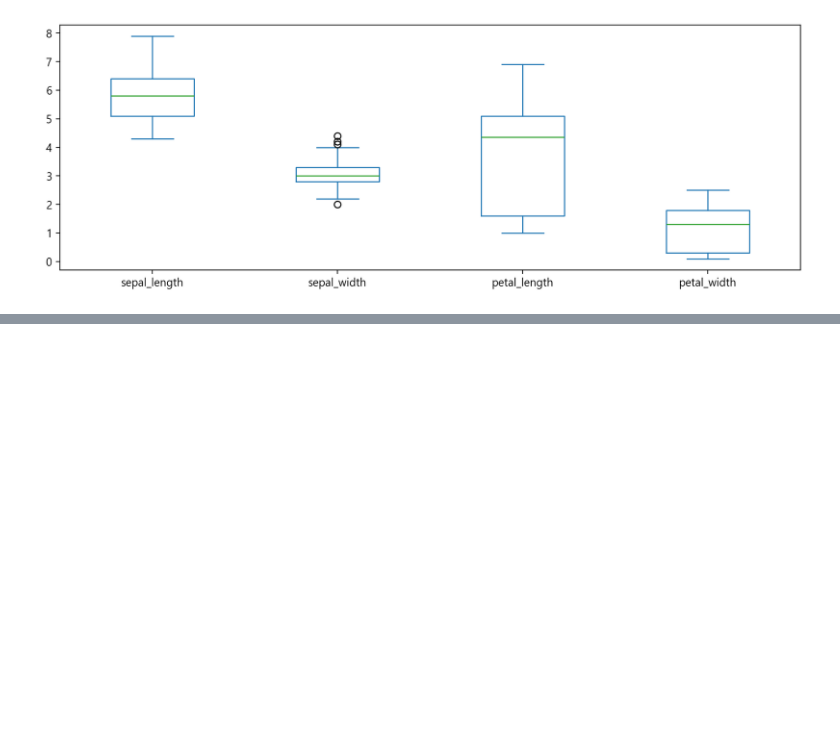
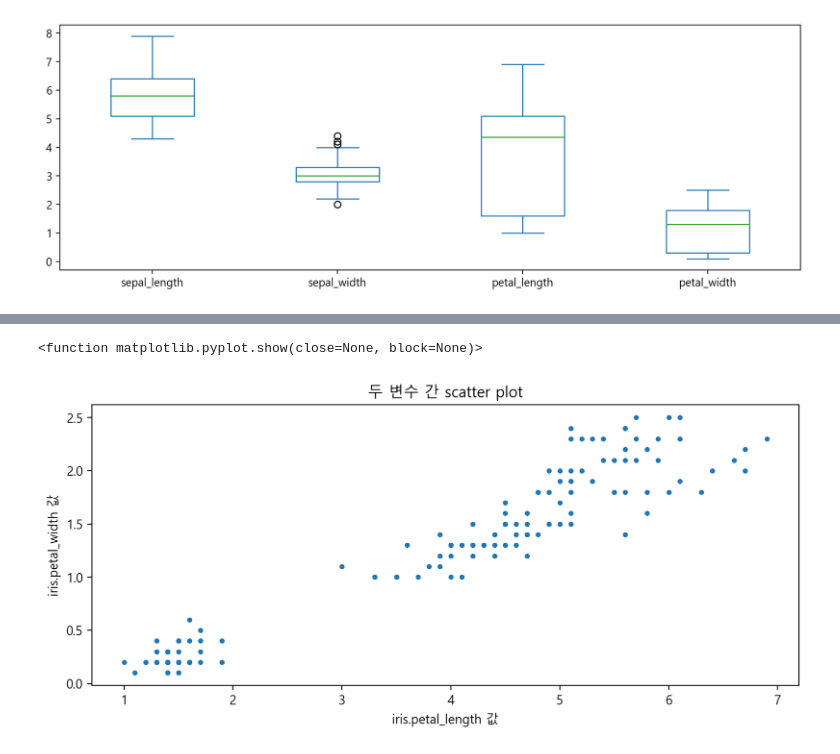
Before and after one commit to blingkey/IVS, a Jupyter notebook: source/Python/ch11_시각화.ipynb, the cells around one changed output, grey strips where cells are left out. Cells and saved outputs as stored; diff of their text form; code cells hidden in the pictures; blank space fills up the shorter version.

```diff
--- a/source/Python/ch11_시각화.ipynb
+++ b/source/Python/ch11_시각화.ipynb
@@ -43,0 +65,10 @@ iris.plot(kind='box', figsize=(12,4))
+# %%
+plt.figure(figsize=(10,4)) # 그래프 사이즈 설정; figsize(가로길이, 세로길이)
+plt.plot(iris.petal_length, iris.petal_width, '.') # line plot이 default
+plt.title('두 변수 간 scatter plot') # matplotlib.pyplot 타이틀 설정
+plt.xlabel('iris.petal_length 값')
+plt.ylabel('iris.petal_width 값')
+plt.show
+# %% [output]
+<function matplotlib.pyplot.show(close=None, block=None)>
+[figure, added]
```
Also changed, not shown: parts of 12 cells of this notebook, 15 other files.
